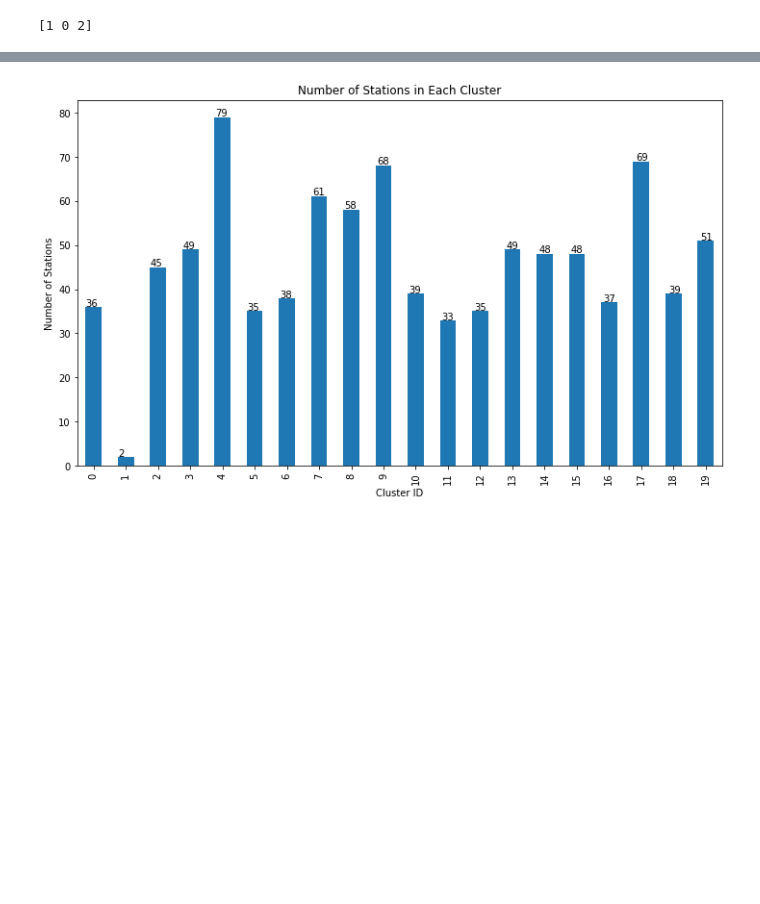
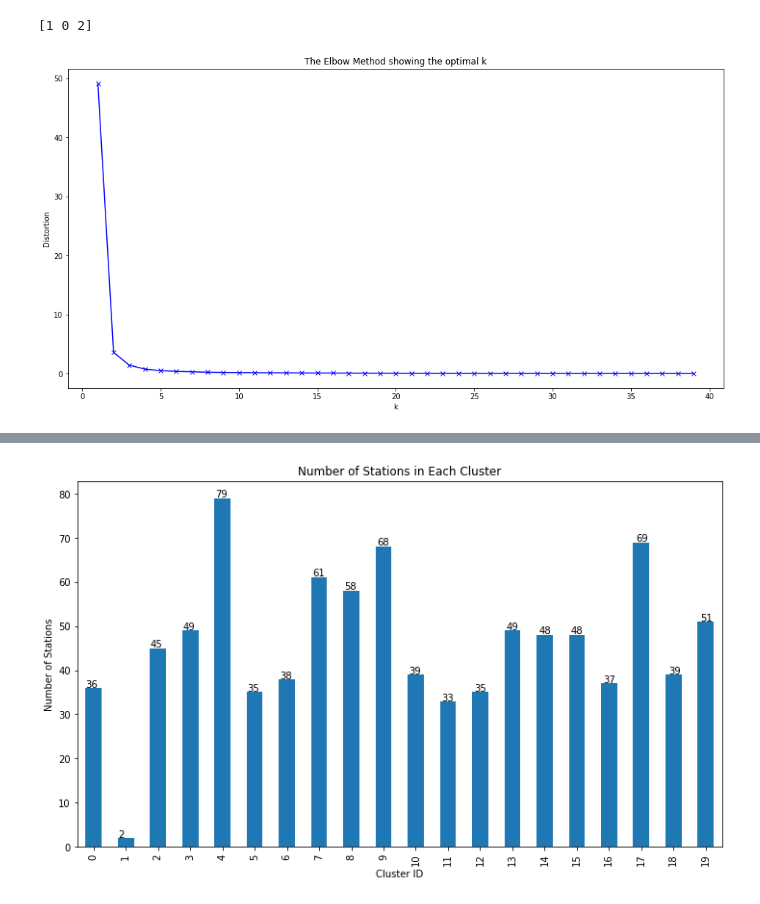
Before and after one commit to babisspgit/ABI-spirt, a Jupyter notebook: project.ipynb, the cells around one changed output, grey strips where cells are left out. Cells and saved outputs as stored; diff of their text form; code cells hidden in the pictures; blank space fills up the shorter version.

```diff
--- a/project.ipynb
+++ b/project.ipynb
@@ -77,20 +49,20 @@ print(df['gender'].unique())
 [1 0 2]
 # %%
 from sklearn.cluster import KMeans
-#!setx LOKY_Min_CPU_COUNT 6
 
 distortions = []
-K = range(1, 25)
-
+K = range(1, 40)
 for k in K:
     kmeanModel = KMeans(n_clusters=k)
-    kmeanModel.fit(df[['start_station_latitude', 'start_station_longitude']])
+    kmeanModel.fit(stations[['start_station_latitude', 'start_station_longitude']])
     distortions.append(kmeanModel.inertia_)
 
 # Plotting the elbow curve
 plt.figure(figsize=(16, 8))
 plt.plot(K, distortions, 'bx-')
 plt.xlabel('k')
 plt.ylabel('Distortion')
 plt.title('The Elbow Method showing the optimal k')
 plt.show()
+# %% [output]
+[figure, added]
```
Also changed, not shown: parts of 10 cells of this notebook.
